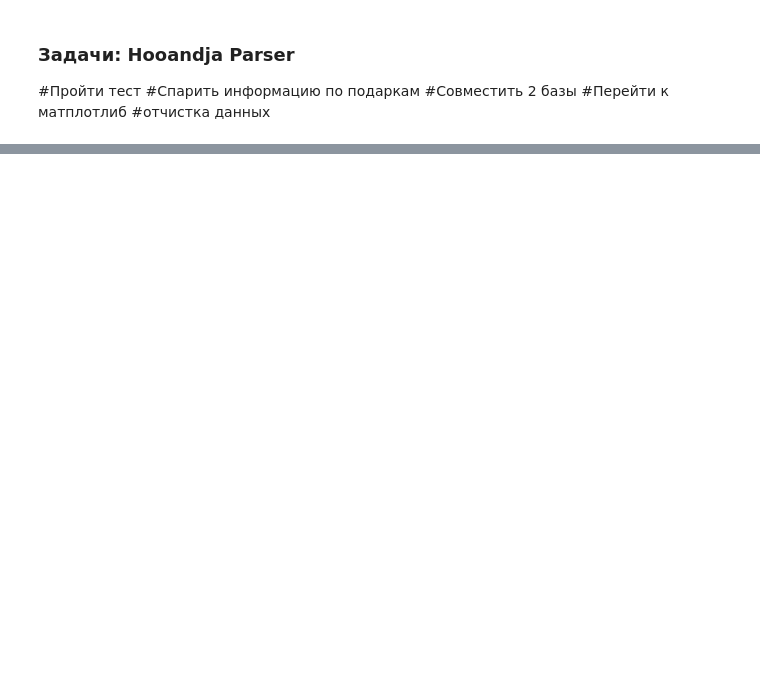
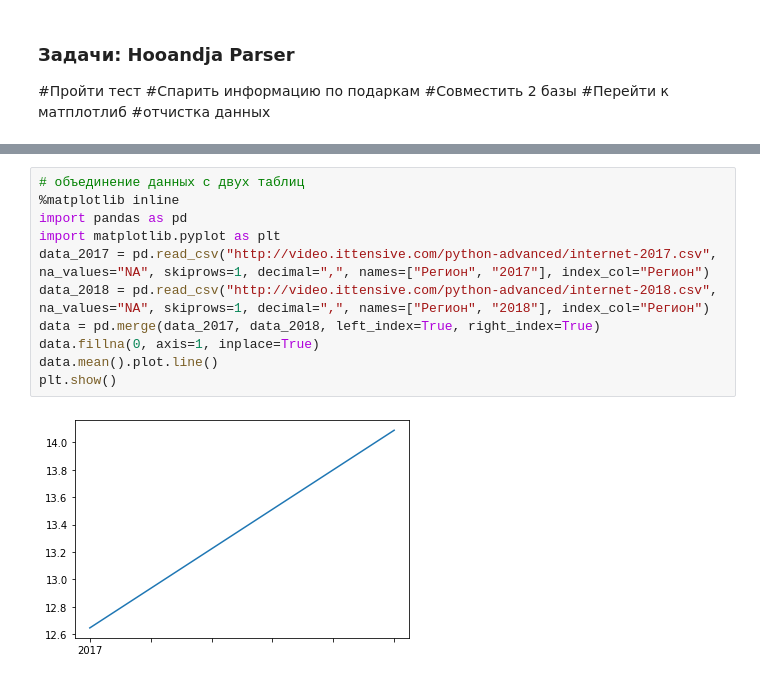
Before and after one commit to visualGravitySense/amoe, a Jupyter notebook: analytics.ipynb, the cells around one changed output, grey strips where cells are left out. Cells and saved outputs as stored; diff of their text form; blank space fills up the shorter version.

```diff
--- a/analytics.ipynb
+++ b/analytics.ipynb
@@ -48,0 +82,13 @@ TypeError: Could not convert 4790€2970€1064€1535€7338€2283€6515€23
+# %%
+# объединение данных с двух таблиц
+%matplotlib inline
+import pandas as pd
+import matplotlib.pyplot as plt
+data_2017 = pd.read_csv("http://video.ittensive.com/python-advanced/internet-2017.csv", na_values="NA", skiprows=1, decimal=",", names=["Регион", "2017"], index_col="Регион")
+data_2018 = pd.read_csv("http://video.ittensive.com/python-advanced/internet-2018.csv", na_values="NA", skiprows=1, decimal=",", names=["Регион", "2018"], index_col="Регион")
+data = pd.merge(data_2017, data_2018, left_index=True, right_index=True)
+data.fillna(0, axis=1, inplace=True)
+data.mean().plot.line()
+plt.show()
+# %% [output]
+[figure, added]
```
Also changed, not shown: parts of 8 cells of this notebook, 1 other file.
